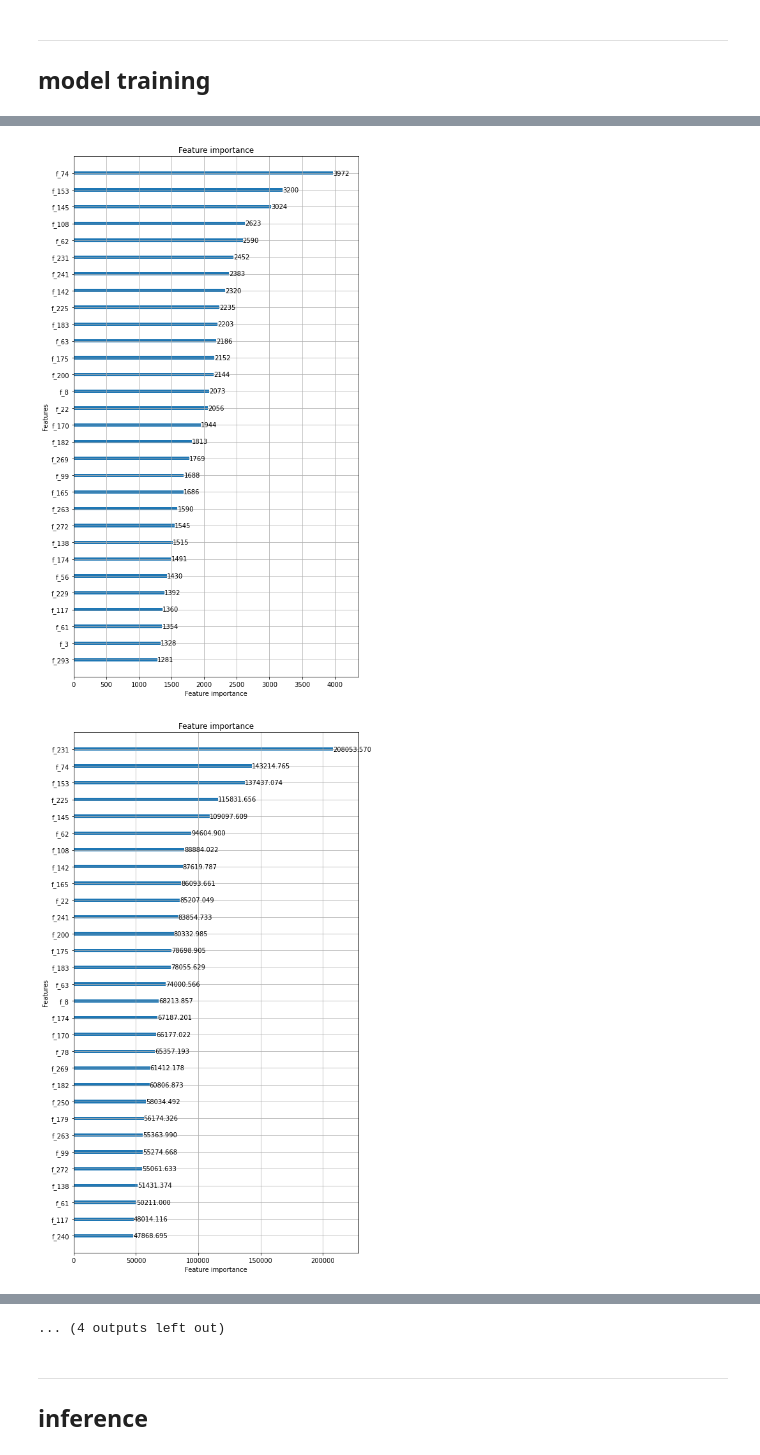
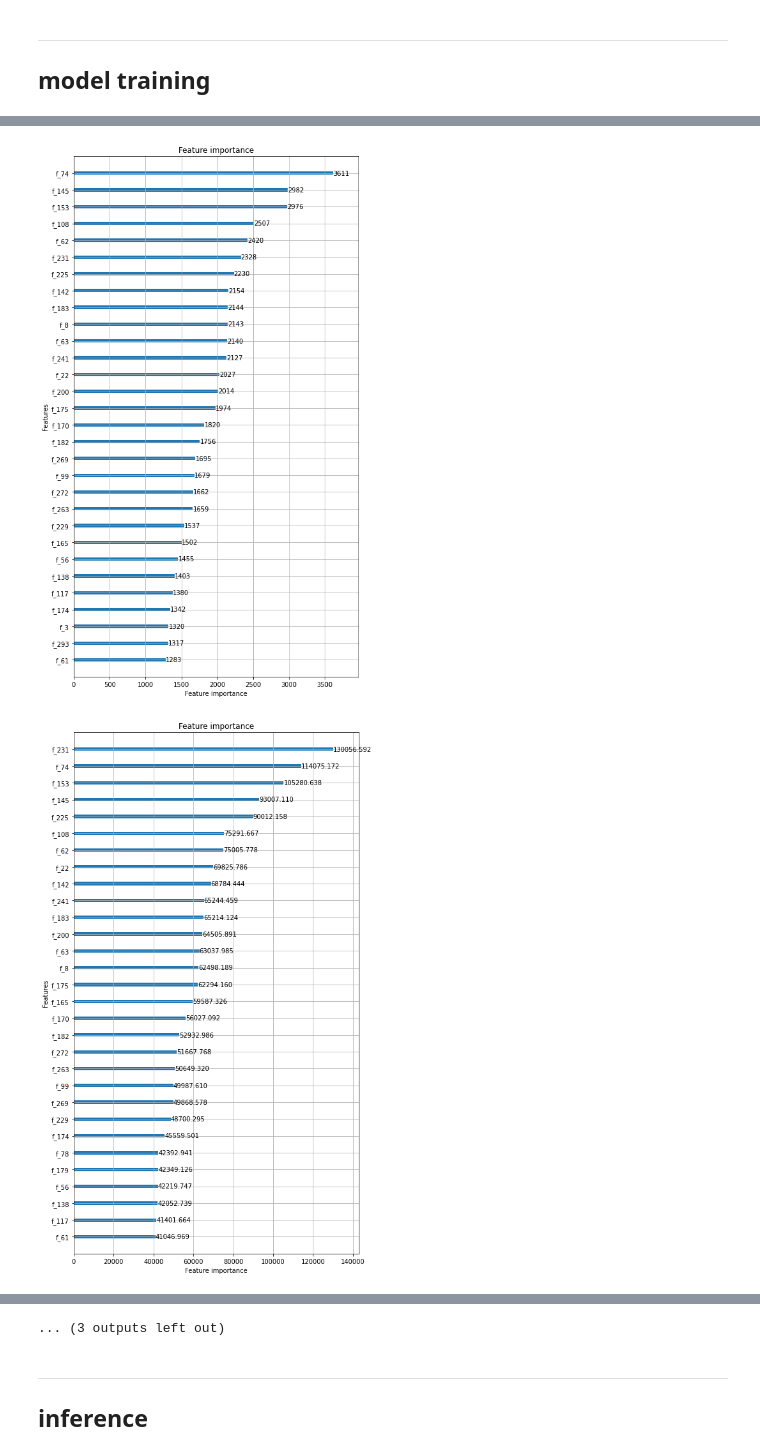
Before and after one commit to mavillan/ubiquant-market-prediction, a Jupyter notebook: train/outputs/ump-train-lgbm-dart.ipynb, the cells around one changed output, grey strips where cells are left out. Saved outputs shown, nothing was run; the diff lists cells and outputs as text; code cells hidden in the pictures.

```diff
--- a/train/outputs/ump-train-lgbm-dart.ipynb
+++ b/train/outputs/ump-train-lgbm-dart.ipynb
@@ -140,16 +140,16 @@ model_params = {
     'first_metric_only': False,
     'bin_construct_sample_cnt': 100000000,
     'feature_pre_filter': False,
-    'bagging_fraction': 0.9,
-    'drop_rate': 0.05,
-    'feature_fraction': 0.35,
-    'lambda_l1': 0.0030634425257422774,
-    'lambda_l2': 0.47750267260754264,
-    'max_drop': 30,
-    'min_data_in_leaf': 900,
+    'bagging_fraction': 0.7999999999999999,
+    'drop_rate': 0.01,
+    'feature_fraction': 0.30000000000000004,
+    'lambda_l1': 0.0030962221232624376,
+    'lambda_l2': 3.715581074744768,
+    'max_drop': 50,
+    'min_data_in_leaf': 1000,
     'num_iterations': 1800,
-    'path_smooth': 7.379773979102196,
-    'skip_drop': 0.5,
+    'path_smooth': 9.114173802307661,
+    'skip_drop': 0.4,
     'num_leaves': 128
 }
 # %%
@@ -337,7 +337,7 @@ np.mean(metrics["error_mean"])
 # %%
 seeds = [
     2, 3, 5, 7, 11,
-    13, 17, 19, 23, 29,
+    #13, 17, 19, 23, 29,
     #31, 37, 41, 43, 47,
     #53, 59, 61, 67, 71,
     #73, 79, 83, 89, 97,
@@ -387,2 +387,2 @@ for seed in seeds:
-[figure, old version]
+[figure, new version]
-[figure, old version]
+[figure, new version]
@@ -446,4 +446,4 @@ for seed in seeds:
-... (4 outputs left out)
+... (3 outputs left out)
 # %%
 for seed,model in zip(seeds,models):
     model.save_model(f"../ump-artifacts/lgbm-dart/lgbm-seed{seed}.txt")
```
Also changed, not shown: parts of 5 cells of this notebook, 1 other file.
